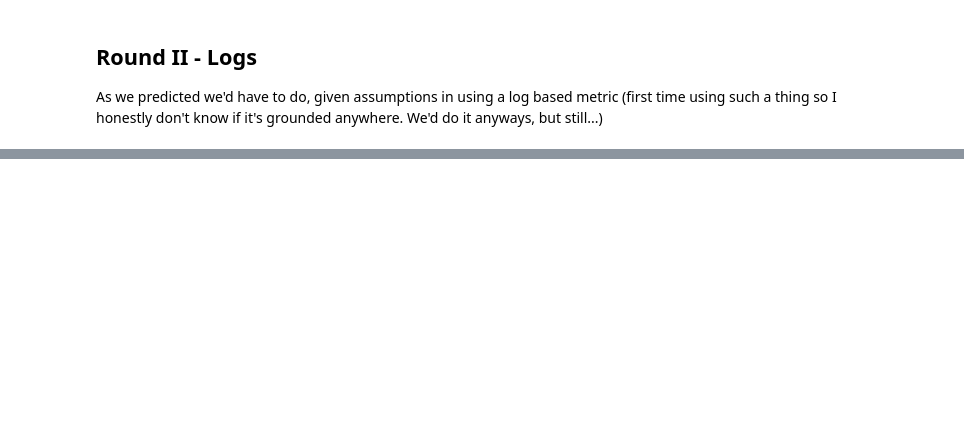
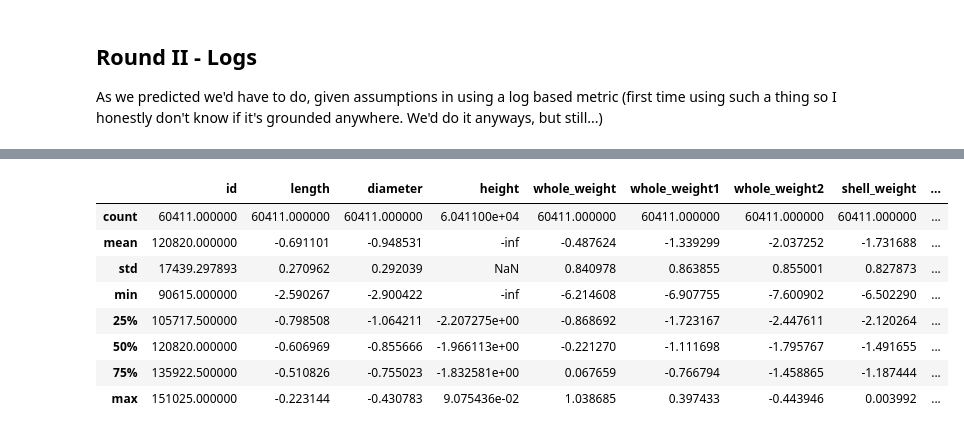
Before and after one commit to bwolff26/abalone_regression, a Jupyter notebook: code/modeling_i.ipynb, the cells around one changed output, grey strips where cells are left out. Drawn from its saved outputs; the diff is of its cells as text; code cells hidden in the pictures; blank space fills up the shorter version.

```diff
--- a/code/modeling_i.ipynb
+++ b/code/modeling_i.ipynb
@@ -429,0 +522,5 @@ As we predicted we'd have to do, given assumptions in using a log based metric (
+# %%
+df = pd.read_csv('../data/cleaned_test.csv')
+df = pd.get_dummies(df, columns=['sex'], dtype=int, drop_first=True)
+print(df.shape)
+df.head()
@@ -429,0 +535,8 @@ As we predicted we'd have to do, given assumptions in using a log based metric (
+# %%
+df_log = np.log(df)
+
+df_log['sex_I'] = df['sex_I']
+df_log['sex_M'] = df['sex_M']
+df_log['id'] = df['id']
+
+df_log.head()
@@ -429,0 +550,12 @@ As we predicted we'd have to do, given assumptions in using a log based metric (
+# %%
+df_log.describe()
+# %% [output]
+|  | id | length | diameter | height | whole_weight | whole_weight1 | whole_weight2 | shell_weight | ... |
+| count | 60411.000000 | 60411.000000 | 60411.000000 | 6.041100e+04 | 60411.000000 | 60411.000000 | 60411.000000 | 60411.000000 | ... |
+| mean | 120820.000000 | -0.691101 | -0.948531 | -inf | -0.487624 | -1.339299 | -2.037252 | -1.731688 | ... |
+| std | 17439.297893 | 0.270962 | 0.292039 | NaN | 0.840978 | 0.863855 | 0.855001 | 0.827873 | ... |
+| min | 90615.000000 | -2.590267 | -2.900422 | -inf | -6.214608 | -6.907755 | -7.600902 | -6.502290 | ... |
+| 25% | 105717.500000 | -0.798508 | -1.064211 | -2.207275e+00 | -0.868692 | -1.723167 | -2.447611 | -2.120264 | ... |
+| 50% | 120820.000000 | -0.606969 | -0.855666 | -1.966113e+00 | -0.221270 | -1.111698 | -1.795767 | -1.491655 | ... |
+| 75% | 135922.500000 | -0.510826 | -0.755023 | -1.832581e+00 | 0.067659 | -0.766794 | -1.458865 | -1.187444 | ... |
+| max | 151025.000000 | -0.223144 | -0.430783 | 9.075436e-02 | 1.038685 | 0.397433 | -0.443946 | 0.003992 | ... |
```
Also changed, not shown: parts of 26 cells of this notebook, 1 other file.
